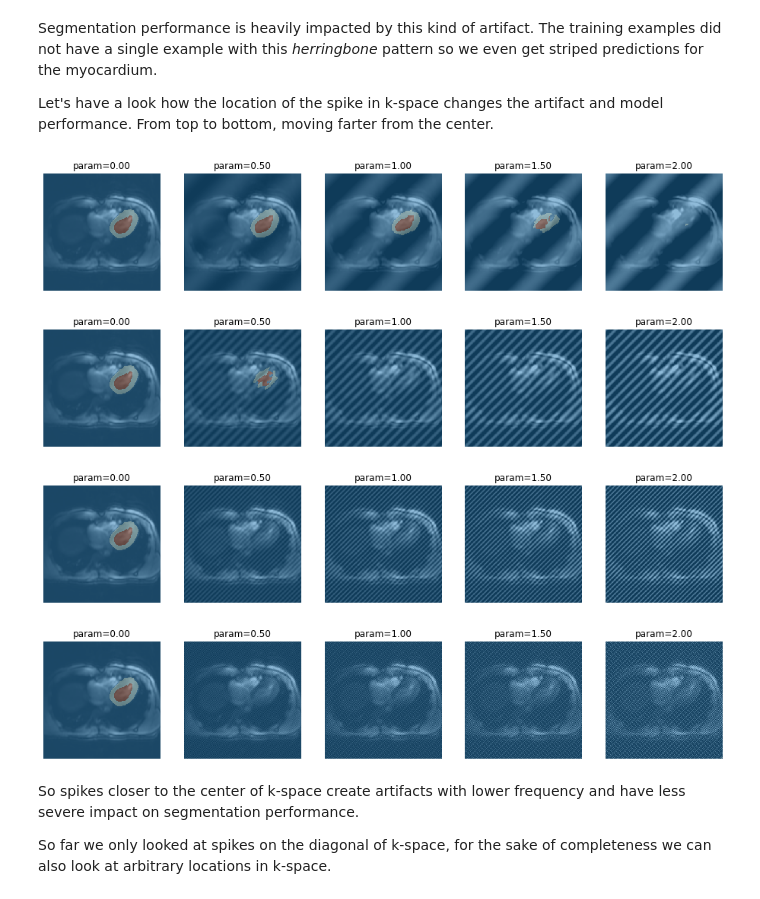
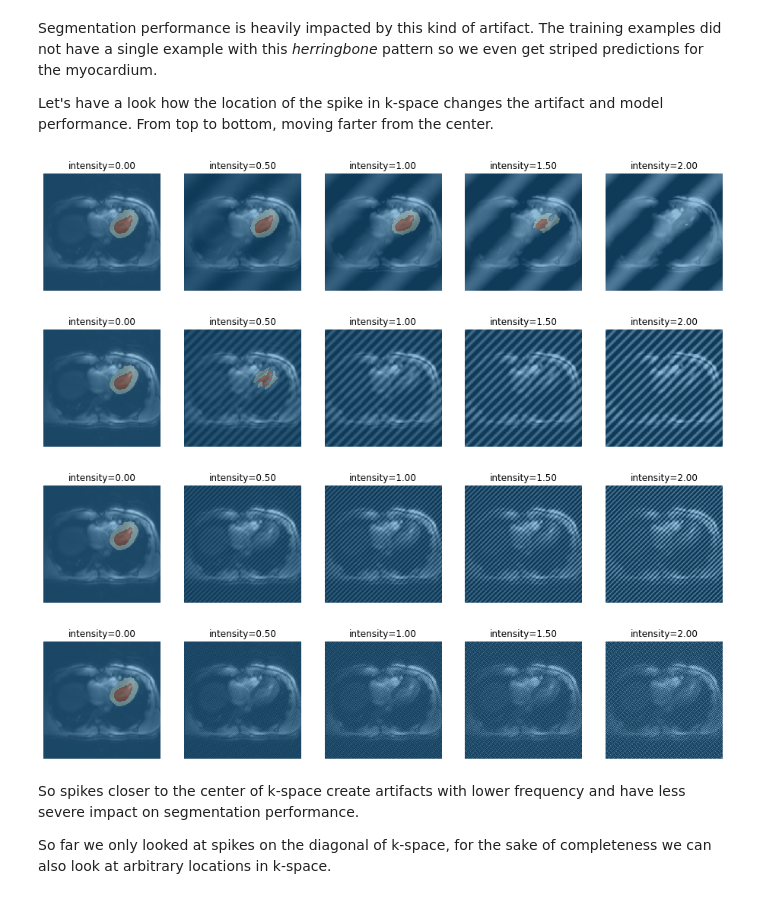
Before and after one commit to chfc-cmi/misas, a Jupyter notebook: 03_transversals.ipynb, the cells around one changed output. Cells and saved outputs as stored; diff of their text form; code cells hidden in the pictures.

```diff
--- a/03_transversals.ipynb
+++ b/03_transversals.ipynb
@@ -278,12 +278,12 @@ Segmentation performance is heavily impacted by this kind of artifact. The train
 Let's have a look how the location of the spike in k-space changes the artifact and model performance. From top to bottom, moving farter from the center.
 # %%
 for i in [.51,.55,.6,.75]:
-    plot_series(get_spike_series(img(),model,spikePosition=[i,i]))
+    plot_series(get_spike_series(img(),model,spikePosition=[i,i]), param_name="intensity")
 # %% [output]
-[figure, old version]
+[figure, new version]
-[figure, old version]
+[figure, new version]
-[figure, old version]
+[figure, new version]
-[figure, old version]
+[figure, new version]
 # %% [markdown]
 So spikes closer to the center of k-space create artifacts with lower frequency and have less severe impact on segmentation performance.
 
```
Also changed, not shown: 14 other files.
